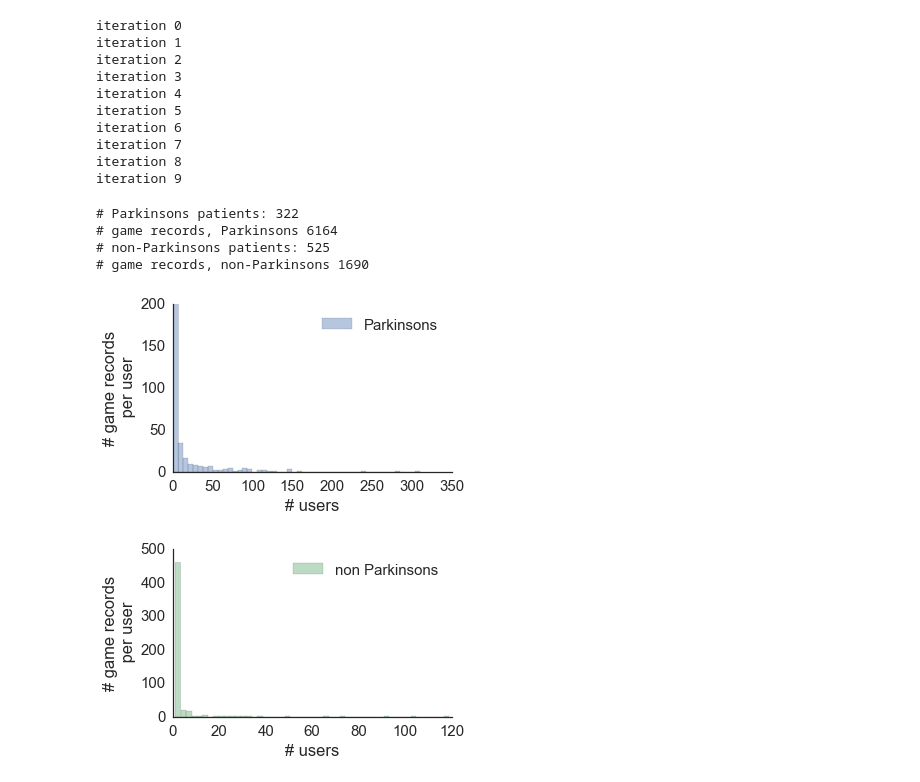
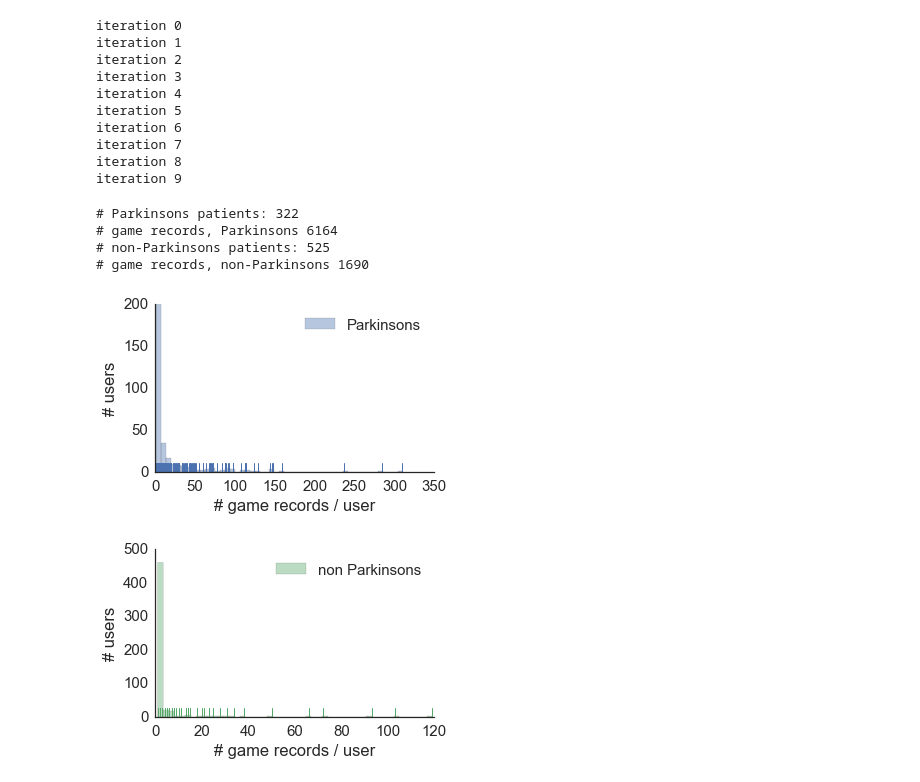
Before and after one commit to mattoby/mpower_memory, a Jupyter notebook: Memory_data_ML.ipynb, the cells around one changed output. Drawn from its saved outputs; the diff is of its cells as text; code cells hidden in the pictures.

```diff
--- a/Memory_data_ML.ipynb
+++ b/Memory_data_ML.ipynb
@@ -486,7 +486,7 @@ iteration 9
 # %%
 # try predicting
 # %%
-# visualize the data as a whole
+# visualize the data as a whole (try loglog, etc.)
 
 #sns.
 sns.set(style="white", font_scale=1.5)
@@ -500,41 +500,45 @@ distP = dp['healthCode'].value_counts()
 distNP = dnp['healthCode'].value_counts()
 
 #array, bin_edges = np.histogram(data['healthCode'].value_counts(), bins=20)
 #plt.figure()
 #ax1 = sns.distplot(distP, kde=False, label='Parkinsons', bins=20)
 #ax2 = sns.distplot(distNP, kde=False, label='non Parkinsons', bins=20)
 #plt.xlabel('Users')
 #plt.ylabel('# Game records per user')
 #plt.legend(loc=4)
 
 figsizes = (5,3)
 
 plt.figure(figsize=figsizes)
-ax1 = sns.distplot(distP, kde=False, label='Parkinsons', color='b')
-plt.xlabel('# users')
-plt.ylabel('# game records\n per user')
+ax1 = sns.distplot(distP, kde=False, rug=True, hist=True, label='Parkinsons', color='b')
+#ax1 = sns.distplot(distP, kde=True, kde_kws={"shade": True}, rug=True, hist=False, label='Parkinsons', color='b')
+plt.xlabel('# game records / user')
+plt.ylabel('# users')
 plt.legend(loc=1)
+#ax1.set_yscale('log')
 sns.despine()
 
 plt.figure(figsize=figsizes)
-ax2 = sns.distplot(distNP, kde=False, label='non Parkinsons', color='g')
-plt.xlabel('# users')
-plt.ylabel('# game records\n per user')
+ax2 = sns.distplot(distNP, kde=False, rug=True, hist=True, label='non Parkinsons', color='g')
+#ax2 = sns.distplot(distNP, kde=True, kde_kws={"shade": True}, rug=True, hist=False, label='non Parkinsons', color='g')ax2 = sns.distplot(distNP, kde=True, kde_kws={"shade": True}, rug=True, hist=False, label='non Parkinsons', color='g')
+plt.xlabel('# game records / user')
+plt.ylabel('# users')
 plt.legend(loc=1)
+#ax2.set_yscale('log')
 sns.despine()
 
 print '# Parkinson''s patients:', len(distP)
 print '# game records, Parkinson''s', distP.sum()
 
 print '# non-Parkinson''s patients:', len(distNP)
 print '# game records, non-Parkinson''s', distNP.sum()
 # %% [output]
 # Parkinsons patients: 322
 # game records, Parkinsons 6164
 # non-Parkinsons patients: 525
 # game records, non-Parkinsons 1690
-[figure, old version]
+[figure, new version]
-[figure, old version]
+[figure, new version]
 # %%
 # To Do:
 
```
Also changed, not shown: 3 other files.
